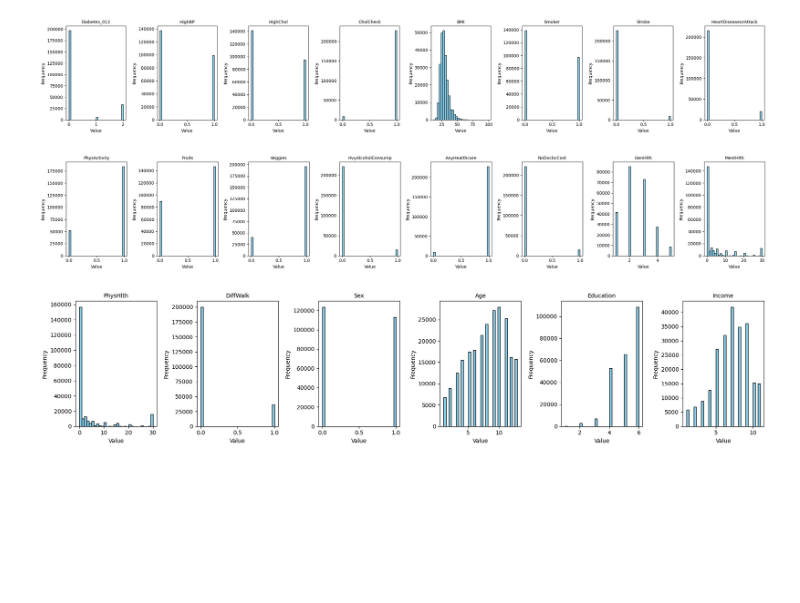
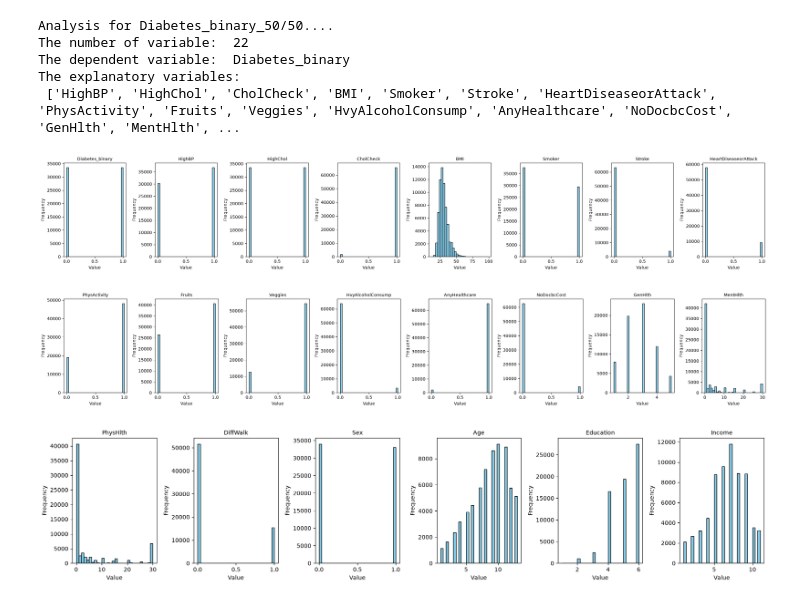
Before and after one commit to lasyaharini-cloud/Diabetes-Prediction, a Jupyter notebook: data/diabetes_analysis.ipynb, the cells around one changed output. Cells and saved outputs as stored; diff of their text form; code cells hidden in the pictures; blank space fills up the shorter version.

```diff
--- a/data/diabetes_analysis.ipynb
+++ b/data/diabetes_analysis.ipynb
@@ -16,6 +16,29 @@ print(f"The number of variable: ", len(df_1.columns))
 print(f"The dependent variable: ", df_1.columns[0])
 print(f"The explanatory variables:\n", list(x.columns))
 #print(f"The column names:\n" + "\n".join(df_1.columns))
+
+num_plots = 3
+cols = list(df_1.columns)
+
+chunk_size = int(np.ceil(len(cols) / num_plots))
+
+for i in range(0, len(cols), chunk_size):
+    cols_chunk = cols[i : i + chunk_size]
+    n_sub = len(cols_chunk)
+
+    fig, axes = plt.subplots(1, n_sub, figsize=(3 * n_sub, 4))
+    axes = np.atleast_1d(axes)
+
+    for ax, var_name in zip(axes, cols_chunk):
+        ax.hist(
+            df_1[var_name], bins=30, color="skyblue", edgecolor="black"
+        )
+        ax.set_title(var_name, fontsize=10)
+        ax.set_xlabel("Value")
+        ax.set_ylabel("Frequency")
+
+    plt.tight_layout()
+    plt.show()
 # %% [output]
 Analysis for Diabetes_012 dataset....
 The number of variable:  22
@@ -25,28 +51,41 @@ The explanatory variables:
 # %%
+y = df_2["Diabetes_binary"]
+x = df_2.iloc[:,1:]
+
+print("Analysis for Diabetes_binary_50/50....")
+print(f"The number of variable: ", len(df_2.columns))
+print(f"The dependent variable: ", df_2.columns[0])
+print(f"The explanatory variables:\n", list(x.columns))
+#print(f"The column names:\n" + "\n".join(df_1.columns))
 
 num_plots = 3
-cols = list(df_1.columns)
+cols = list(df_2.columns)
 
 chunk_size = int(np.ceil(len(cols) / num_plots))
 
 for i in range(0, len(cols), chunk_size):
     cols_chunk = cols[i : i + chunk_size]
     n_sub = len(cols_chunk)
 
     fig, axes = plt.subplots(1, n_sub, figsize=(3 * n_sub, 4))
     axes = np.atleast_1d(axes)
 
     for ax, var_name in zip(axes, cols_chunk):
         ax.hist(
-            df_1[var_name], bins=30, color="skyblue", edgecolor="black"
+            df_2[var_name], bins=30, color="skyblue", edgecolor="black"
         )
         ax.set_title(var_name, fontsize=10)
         ax.set_xlabel("Value")
         ax.set_ylabel("Frequency")
 
     plt.tight_layout()
     plt.show()
 # %% [output]
+Analysis for Diabetes_binary_50/50....
+The number of variable:  22
+The dependent variable:  Diabetes_binary
+The explanatory variables:
+ ['HighBP', 'HighChol', 'CholCheck', 'BMI', 'Smoker', 'Stroke', 'HeartDiseaseorAttack', 'PhysActivity', 'Fruits', 'Veggies', 'HvyAlcoholConsump', 'AnyHealthcare', 'NoDocbcCost', 'GenHlth', 'MentHlth', ...
-[figure, old version]
+[figure, new version]
-[figure, old version]
+[figure, new version]
-[figure, old version]
+[figure, new version]
```
Also changed, not shown: parts of 3 cells of this notebook.
